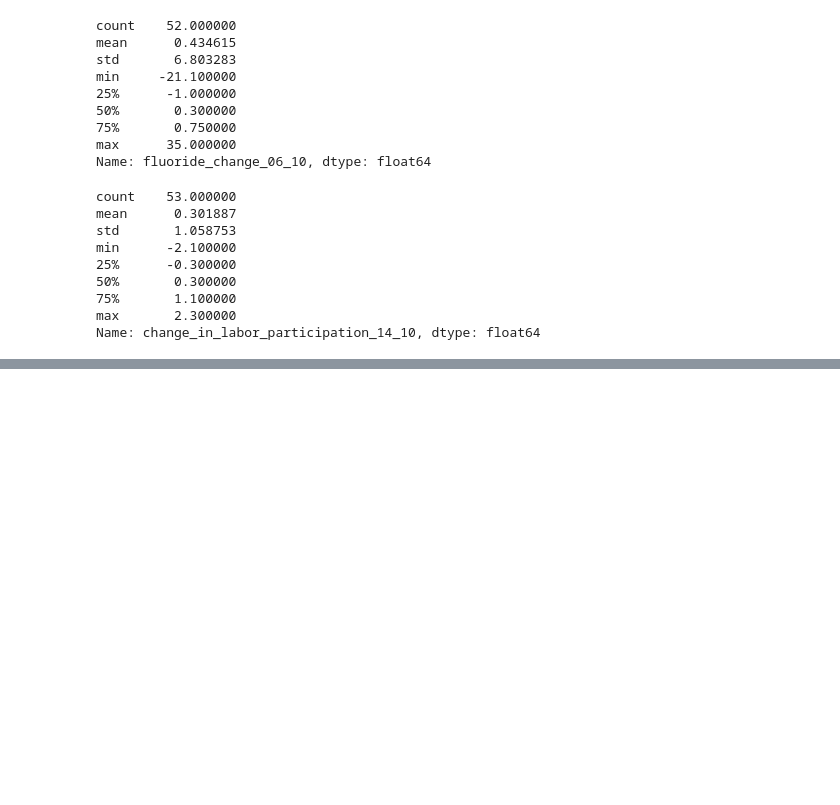
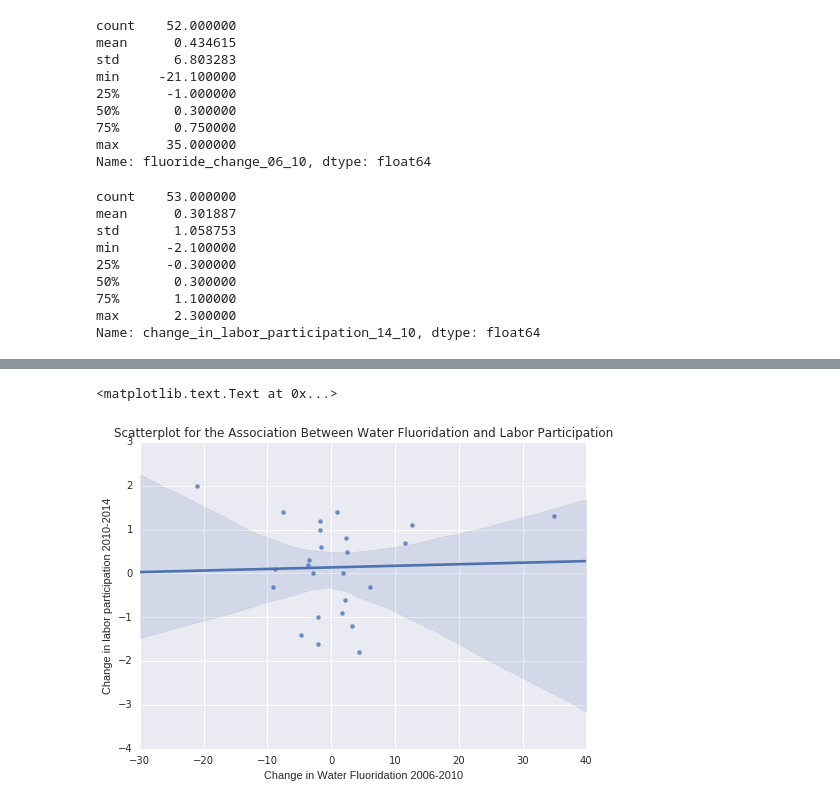
Before and after one commit to TimIntegration/data_management, a Jupyter notebook: week4.ipynb, the cells around one changed output, grey strips where cells are left out. Cells and saved outputs as stored; diff of their text form; code cells hidden in the pictures; blank space fills up the shorter version.

```diff
--- a/week4.ipynb
+++ b/week4.ipynb
@@ -58,6 +58,7 @@ bls10['CLF Unemployment Rate'] = pd.to_numeric(bls10['CLF Unemployment Rate'])
 bls10.set_index('State and area')
 
 bls_labor_change_14_10 = pd.merge(bls14, bls10, on='State and area', suffixes=['_2014', '_2010'])
+bls_labor_change_14_10.set_index('State and area')
 bls_labor_change_14_10['change_in_labor_participation_14_10'] = \
     bls_labor_change_14_10['CLF Employment Percent of population_2014'] \
     - bls_labor_change_14_10['CLF Employment Percent of population_2010']
@@ -76,4 +96,5 @@ Name: change_in_labor_participation_14_10, dtype: float64
 # view only rows in the 1st and 4th quartile of water fluoridation changes
 first_quartile_fluor = cdc_fluor_change_06_10[cdc_fluor_change_06_10['fluoride_change_06_10'] <= -1.0]
 last_quartile_fluor = cdc_fluor_change_06_10[cdc_fluor_change_06_10['fluoride_change_06_10'] >= .75]
-first_and_last_qt =
+first_and_last_qt = pd.concat([first_quartile_fluor, last_quartile_fluor])
+first_and_last_qt
@@ -90,0 +119,13 @@ Name: fluoride_change_06_10, dtype: float64
+# %%
+#basic scatterplot:  Q->Q
+
+import seaborn as sns
+
+data = pd.merge(first_and_last_qt, bls_labor_change_14_10, left_on="State", right_on="State and area")
+scat1 = sns.regplot(x='fluoride_change_06_10', y='change_in_labor_participation_14_10', data=data)
+plt.xlabel('Change in Water Fluoridation 2006-2010')
+plt.ylabel('Change in labor participation 2010-2014')
+plt.title('Scatterplot for the Association Between Water Fluoridation and Labor Participation')
+# %% [output]
+<matplotlib.text.Text at 0x...>
+[figure, added]
```
Also changed, not shown: parts of 4 cells of this notebook.
